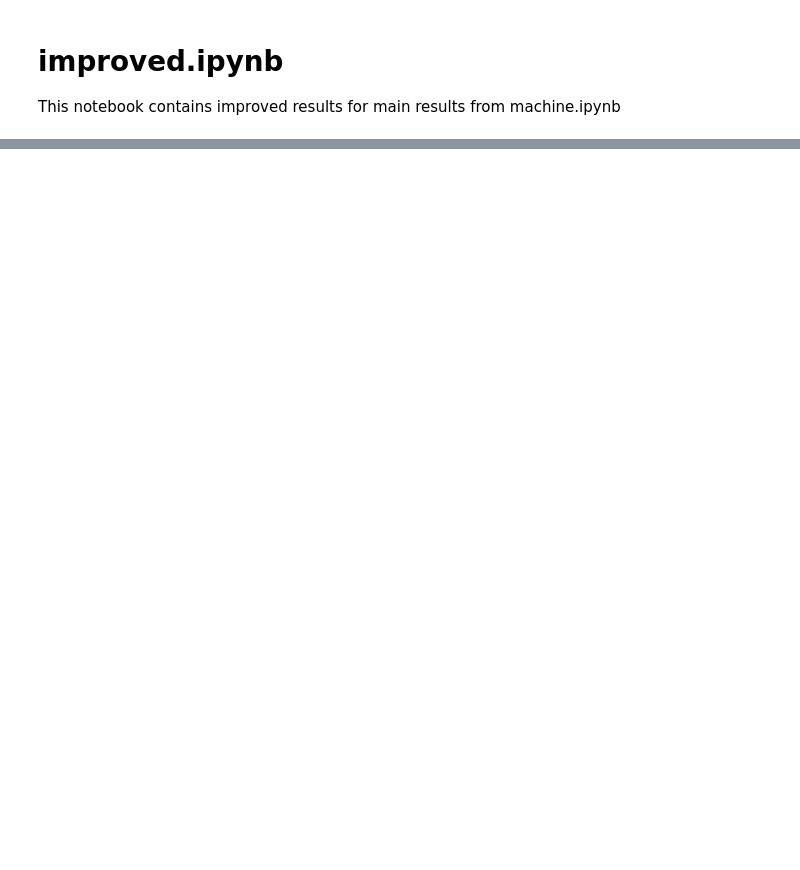
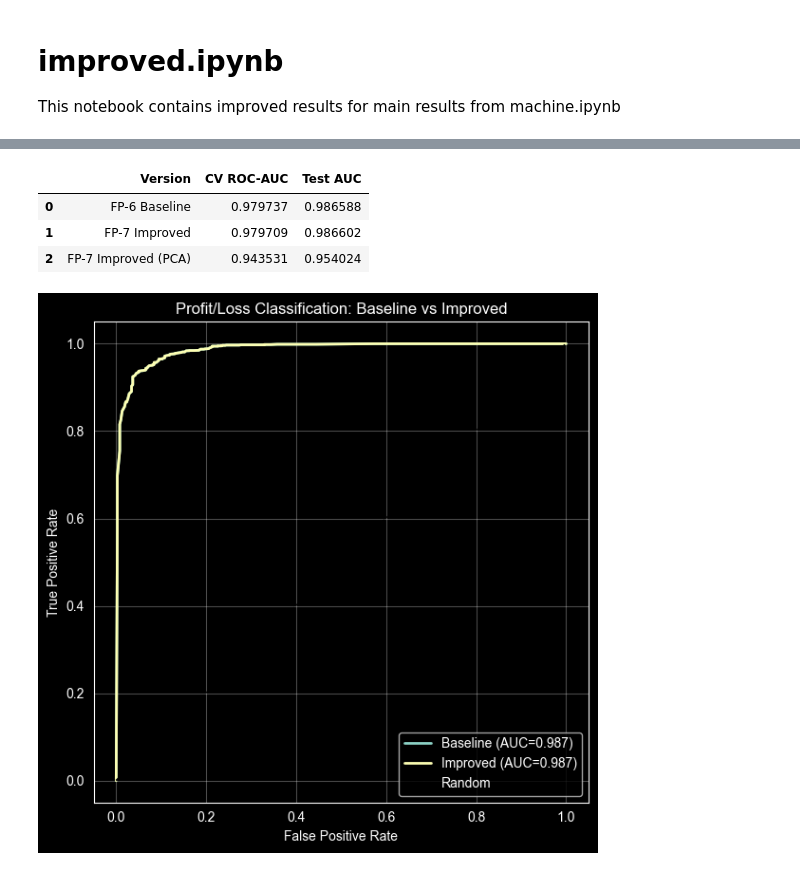
Before and after one commit to qilrkf/DataAnalysisAssignments, a Jupyter notebook: FP-7/improved.ipynb, the cells around one changed output, grey strips where cells are left out. Saved outputs shown, nothing was run; the diff lists cells and outputs as text; code cells hidden in the pictures; blank space fills up the shorter version.

```diff
--- a/FP-7/improved.ipynb
+++ b/FP-7/improved.ipynb
@@ -382,0 +279,28 @@ FP-7 demonstrates that **methodical feature engineering yields measurable improv
+# %%
+baseline_preprocess = ColumnTransformer([
+    ("num", Pipeline([
+        ("imputer", SimpleImputer(strategy="median")),
+        ("scaler", StandardScaler())
+    ]), numeric_features),
+    ("cat", Pipeline([
+        ("imputer", SimpleImputer(strategy="most_frequent")),
+        ("onehot", OneHotEncoder(handle_unknown="ignore"))
+    ]), categorical_features)
+])
+
+improved_preprocess = ColumnTransformer([
+    ("num", Pipeline([
+        ("imputer", SimpleImputer(strategy="median")),
+        ("scaler", RobustScaler())
+    ]), numeric_features),
+    ("cat", Pipeline([
+        ("imputer", SimpleImputer(strategy="most_frequent")),
+        ("onehot", OneHotEncoder(handle_unknown="ignore"))
+    ]), categorical_features)
+])
+# %%
+rf_clf = RandomForestClassifier(
+    n_estimators=100,
+    random_state=RANDOM_STATE,
+    n_jobs=-1
+)
@@ -382,0 +345,25 @@ FP-7 demonstrates that **methodical feature engineering yields measurable improv
+# %%
+pd.DataFrame({
+    "Version": [base["label"], imp["label"], imp_pca["label"]],
+    "CV ROC-AUC": [base["cv_auc_mean"], imp["cv_auc_mean"], imp_pca["cv_auc_mean"]],
+    "Test AUC": [base["test_auc_curve"], imp["test_auc_curve"], imp_pca["test_auc_curve"]]
+})
+# %% [output]
+|  | Version | CV ROC-AUC | Test AUC |
+| 0 | FP-6 Baseline | 0.979737 | 0.986588 |
+| 1 | FP-7 Improved | 0.979709 | 0.986602 |
+| 2 | FP-7 Improved (PCA) | 0.943531 | 0.954024 |
+# %%
+plt.figure(figsize=(6, 6))
+plt.plot(base["fpr"], base["tpr"], lw=2, label=f'Baseline (AUC={base["test_auc_curve"]:.3f})')
+plt.plot(imp["fpr"],  imp["tpr"],  lw=2, label=f'Improved (AUC={imp["test_auc_curve"]:.3f})')
+plt.plot([0, 1], [0, 1], "k--", label="Random")
+plt.xlabel("False Positive Rate")
+plt.ylabel("True Positive Rate")
+plt.title("Profit/Loss Classification: Baseline vs Improved")
+plt.legend(loc="lower right")
+plt.grid(True, alpha=0.3)
+plt.tight_layout()
+plt.show()
+# %% [output]
+[figure, added]
```
Also changed, not shown: parts of 34 cells of this notebook.
